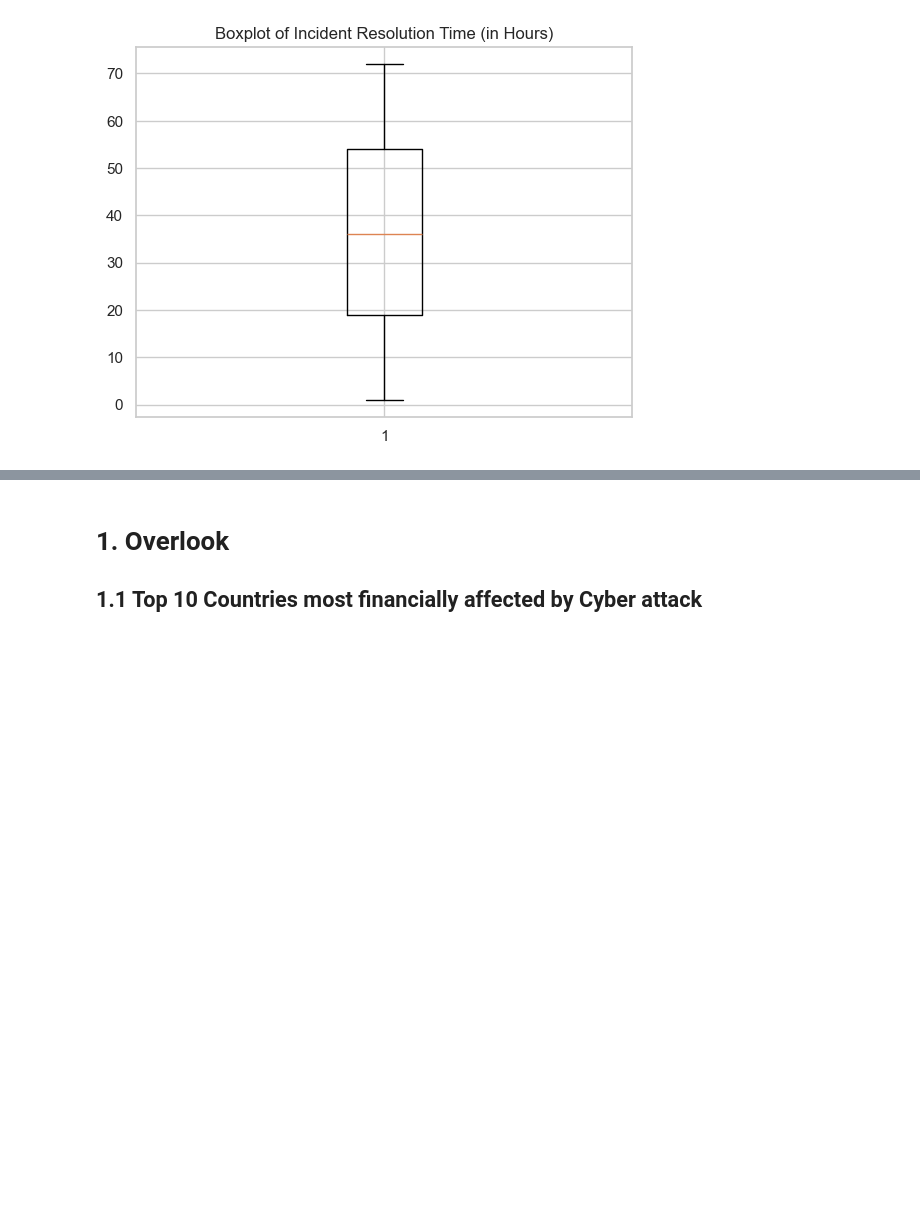
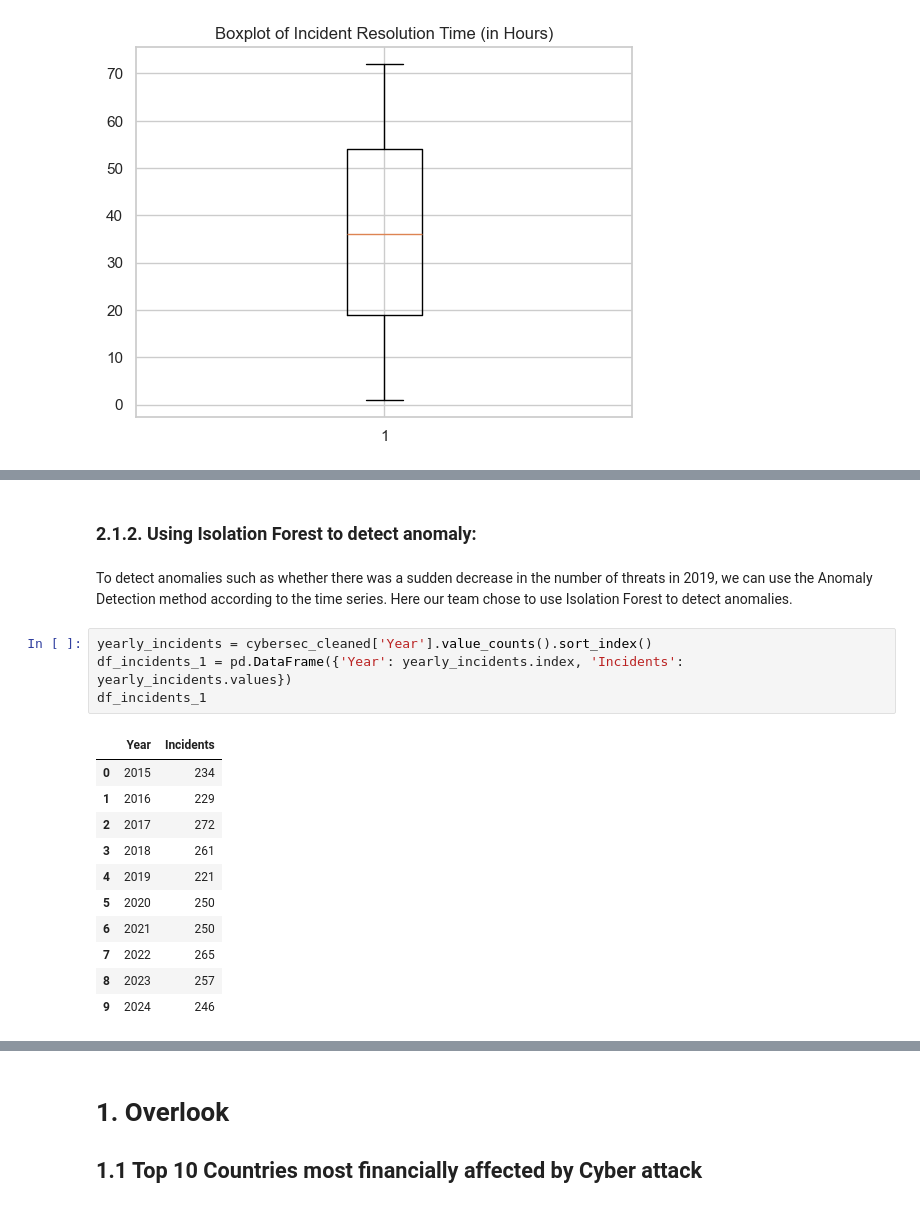
Before and after one commit to immaFrogUwU/Cyber-Security-Threats, a Jupyter notebook: Data_Storytelling_Cyber_Security_Threats.ipynb, the cells around one changed output, grey strips where cells are left out. Cells and saved outputs as stored; diff of their text form; blank space fills up the shorter version.

Commit message:
TIME SERIES ANALYSIS

```diff
--- a/Data_Storytelling_Cyber_Security_Threats.ipynb
+++ b/Data_Storytelling_Cyber_Security_Threats.ipynb
@@ -178,0 +190,20 @@ fig.show()
+# %% [markdown]
+### **2.1.2. Using Isolation Forest to detect anomaly:**
+# %% [markdown]
+To detect anomalies such as whether there was a sudden decrease in the number of threats in 2019, we can use the Anomaly Detection method according to the time series. Here our team chose to use Isolation Forest to detect anomalies.
+# %%
+yearly_incidents = cybersec_cleaned['Year'].value_counts().sort_index()
+df_incidents_1 = pd.DataFrame({'Year': yearly_incidents.index, 'Incidents': yearly_incidents.values})
+df_incidents_1
+# %% [output]
+|  | Year | Incidents |
+| 0 | 2015 | 234 |
+| 1 | 2016 | 229 |
+| 2 | 2017 | 272 |
+| 3 | 2018 | 261 |
+| 4 | 2019 | 221 |
+| 5 | 2020 | 250 |
+| 6 | 2021 | 250 |
+| 7 | 2022 | 265 |
+| 8 | 2023 | 257 |
+| 9 | 2024 | 246 |
```
Also changed, not shown: parts of 9 cells of this notebook.
